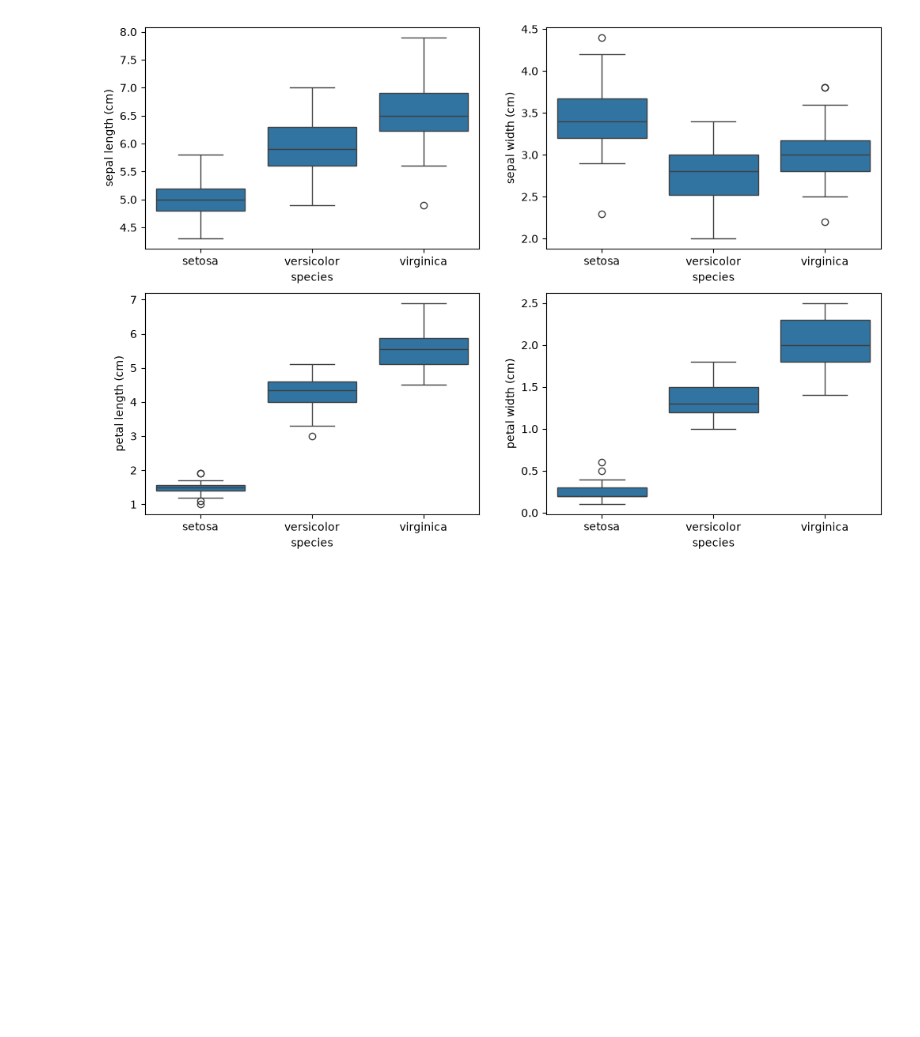
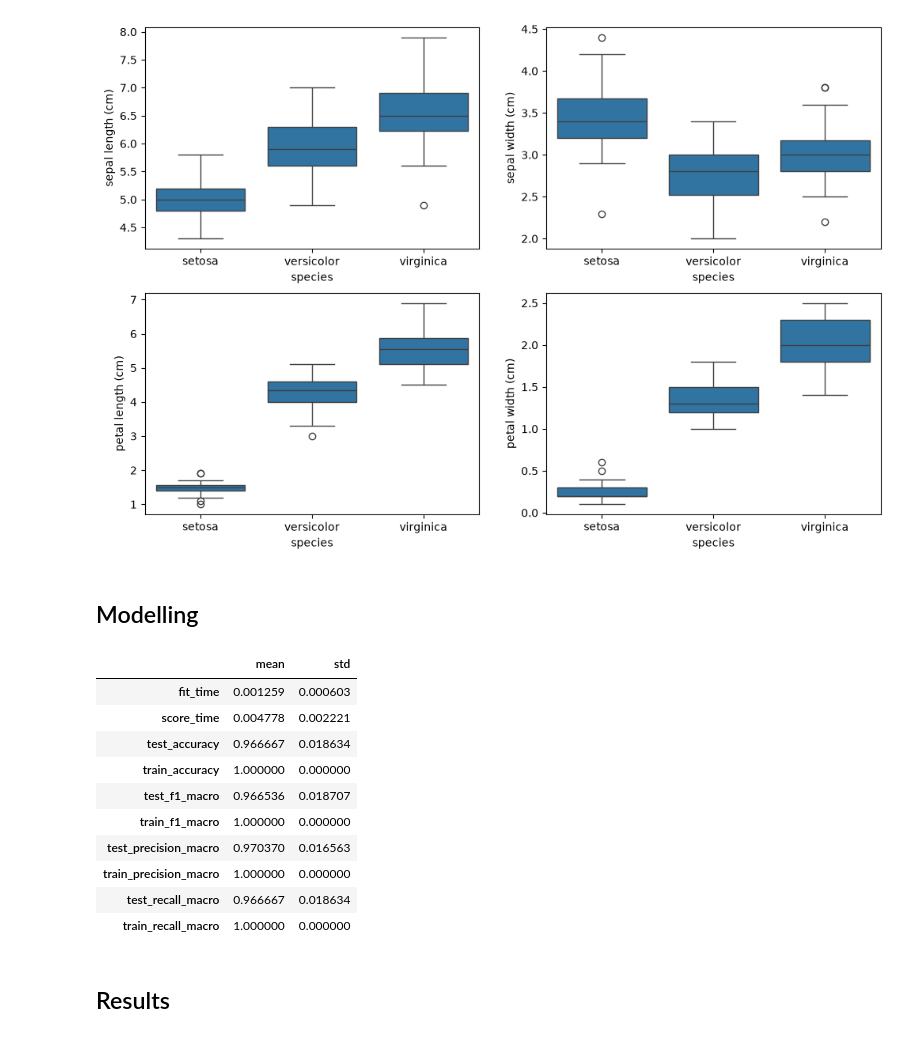
Before and after one commit to Ri-Dearg/aiml-labs, a Jupyter notebook: lab4a.ipynb, the cells around one changed output. Cells and saved outputs as stored; diff of their text form; code cells hidden in the pictures; blank space fills up the shorter version.

```diff
--- a/lab4a.ipynb
+++ b/lab4a.ipynb
@@ -143,3 +144,5 @@ for ax, col in zip(axes.flat, iris.feature_names):
     sns.boxplot(data=df, x='species', y=col, ax=ax)
 # %% [output]
 [figure]
+# %% [markdown]
+## Modelling
@@ -145,0 +156,27 @@ for ax, col in zip(axes.flat, iris.feature_names):
+# %%
+model = DecisionTreeClassifier(random_state=37)
+
+# Run cross validation to evaluate on the training set.
+cv = StratifiedKFold(n_splits=5, shuffle=True, random_state=37)
+cv_results = cross_validate(
+    model,
+    X_train,
+    y_train,
+    cv=cv,
+    scoring=('accuracy', 'f1_macro', 'precision_macro', 'recall_macro'),
+    return_train_score=True,
+)
+
+pd.DataFrame(cv_results).agg(['mean', 'std']).T
+# %% [output]
+|  | mean | std |
+| fit_time | 0.001259 | 0.000603 |
+| score_time | 0.004778 | 0.002221 |
+| test_accuracy | 0.966667 | 0.018634 |
+| train_accuracy | 1.000000 | 0.000000 |
+| test_f1_macro | 0.966536 | 0.018707 |
+| train_f1_macro | 1.000000 | 0.000000 |
+| test_precision_macro | 0.970370 | 0.016563 |
+| train_precision_macro | 1.000000 | 0.000000 |
+| test_recall_macro | 0.966667 | 0.018634 |
+| train_recall_macro | 1.000000 | 0.000000 |
@@ -145,0 +187,2 @@ for ax, col in zip(axes.flat, iris.feature_names):
+# %% [markdown]
+## Results
```
Also changed, not shown: parts of 6 cells of this notebook.
